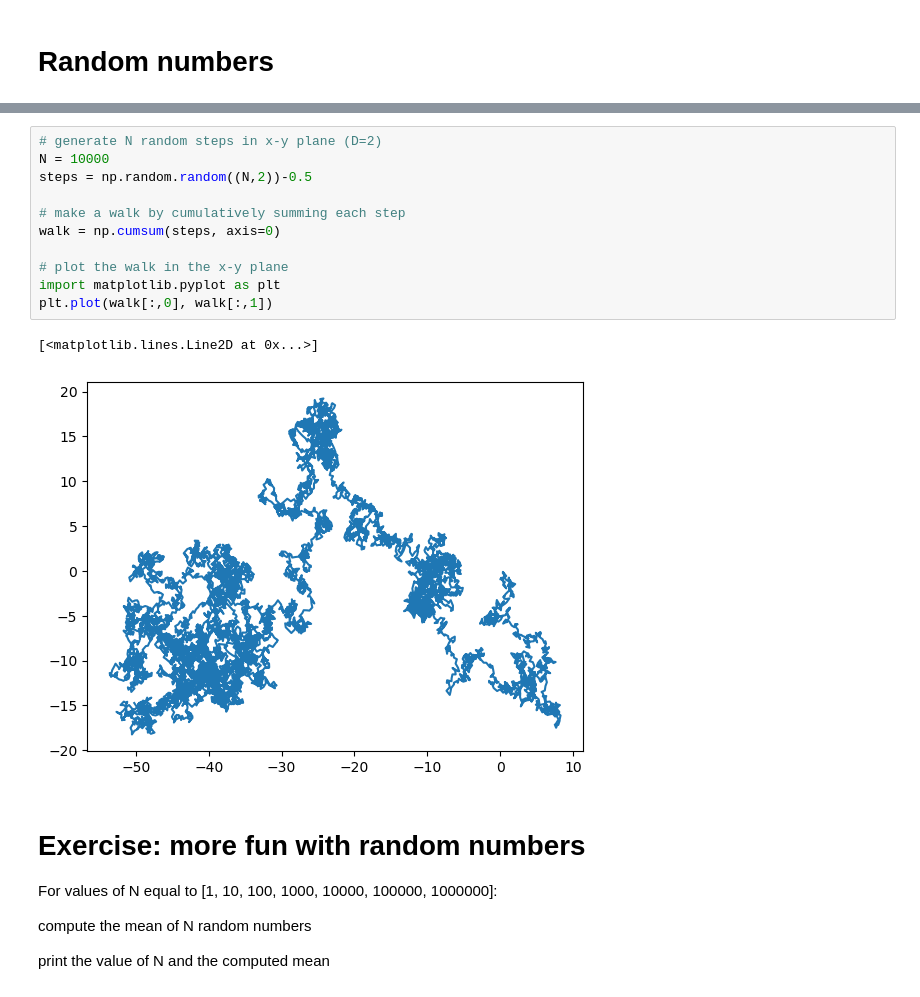
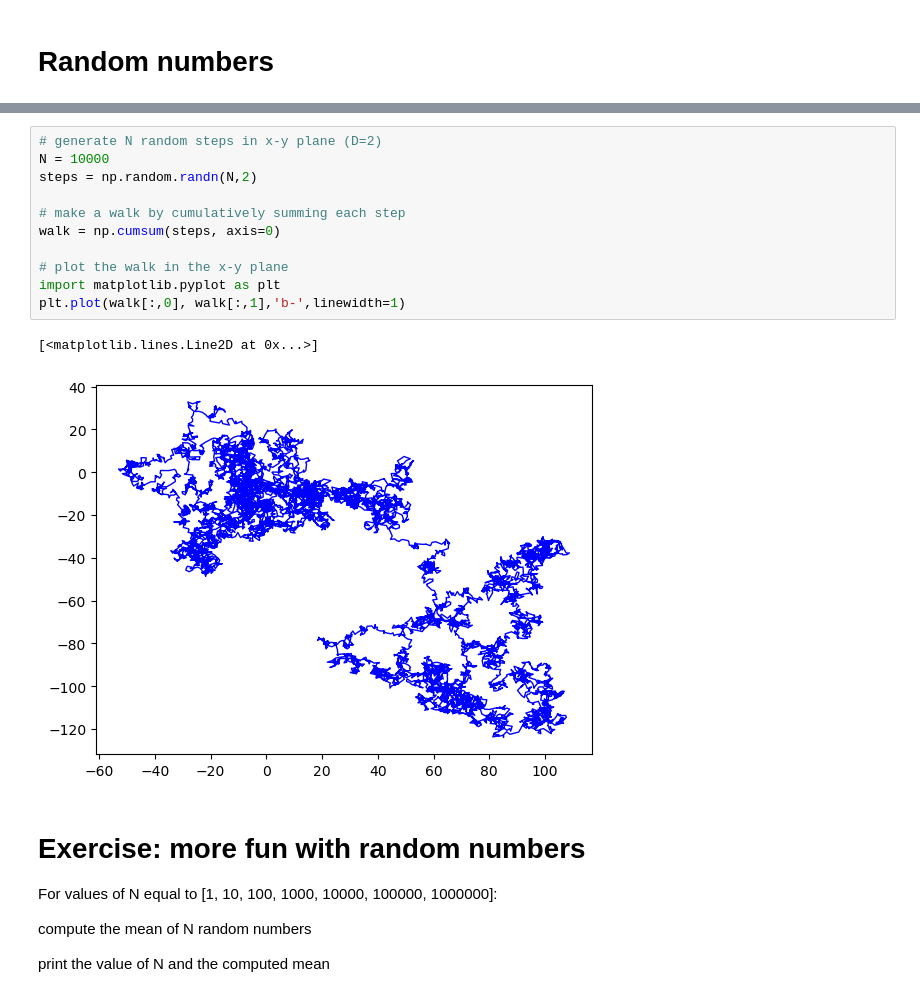
Before and after one commit to jyalim/RCworkshops, a Jupyter notebook: intro-python/slides/IntroPython.ipynb, the cells around one changed output, grey strips where cells are left out. Cells and saved outputs as stored; diff of their text form.

```diff
--- a/intro-python/slides/IntroPython.ipynb
+++ b/intro-python/slides/IntroPython.ipynb
@@ -298,17 +298,17 @@ print( np.mean(x) )
 # %%
 # generate N random steps in x-y plane (D=2)
 N = 10000
-steps = np.random.random((N,2))-0.5
+steps = np.random.randn(N,2)
 
 # make a walk by cumulatively summing each step
 walk = np.cumsum(steps, axis=0)
 
 # plot the walk in the x-y plane
 import matplotlib.pyplot as plt
-plt.plot(walk[:,0], walk[:,1])
+plt.plot(walk[:,0], walk[:,1],'b-',linewidth=1)
 # %% [output]
 [<matplotlib.lines.Line2D at 0x...>]
-[figure, old version]
+[figure, new version]
 # %% [markdown]
 # Exercise: more fun with random numbers
 
```
Also changed, not shown: parts of 15 cells of this notebook, 2 other files.
